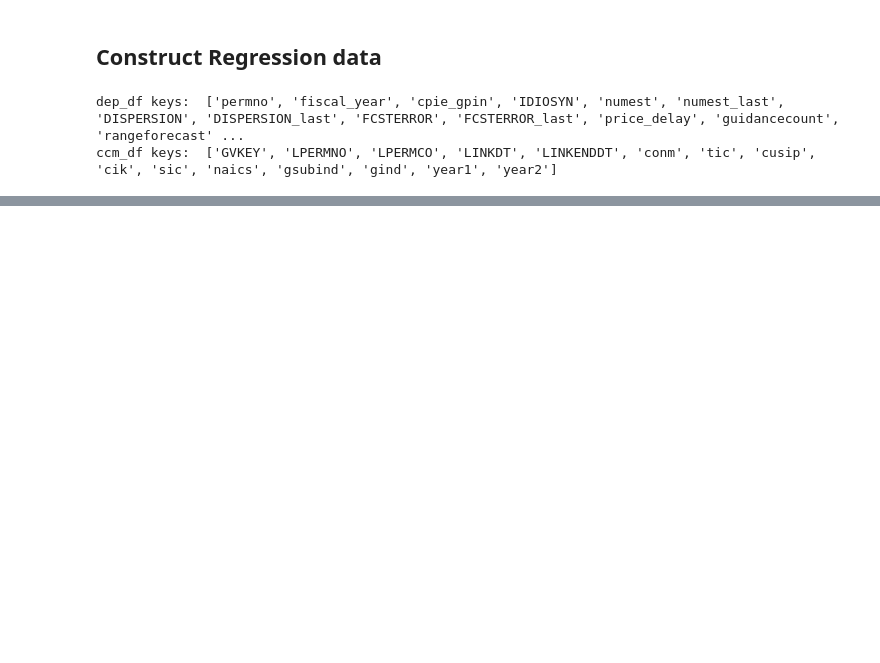
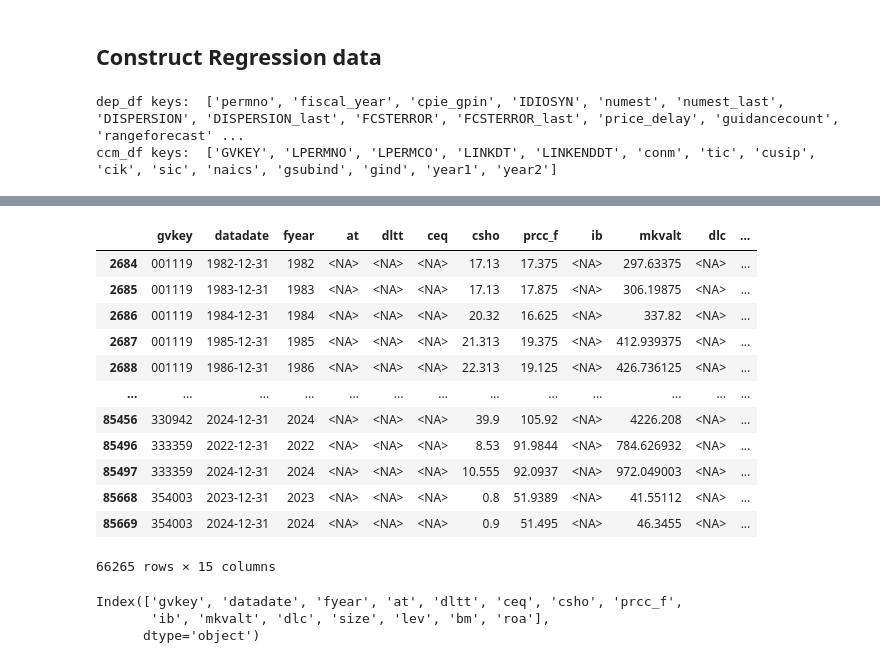
Before and after one commit to wangyouan/STOCKAct, a Jupyter notebook: Notebook/ConstructPoliticalConnectionMeasure.ipynb, the cells around one changed output, grey strips where cells are left out. Cells and saved outputs as stored; diff of their text form; code cells hidden in the pictures; blank space fills up the shorter version.

Commit message:
update code for political connection construction

```diff
--- a/Notebook/ConstructPoliticalConnectionMeasure.ipynb
+++ b/Notebook/ConstructPoliticalConnectionMeasure.ipynb
@@ -448,3 +448,9 @@ spc_reg_df2 = spc_reg_df.merge(tmp_dep_df, on=[const.GVKEY, const.YEAR], how='le
 spc_reg_df2['coverage'] = spc_reg_df2['coverage'].fillna(0)
 
 spc_reg_df2.to_stata(os.path.join(const.RESULT_PATH, '20250713_staock_act_spc_reg_data.dta'), write_index=False)
+# %%
+ctrl_df = pd.read_pickle(os.path.join(const.TEMP_PATH, '20250718_ctat_controls.pkl'))
+# 清理极端值（可选）
+for var in ['lev', 'bm', 'roa', 'size']:
+    ctrl_df[var] = ctrl_df[var].replace([np.inf, -np.inf], np.nan)
+ctrl_df.describe()
@@ -450,0 +467,22 @@ spc_reg_df2.to_stata(os.path.join(const.RESULT_PATH, '20250713_staock_act_spc_re
+# %%
+ctrl_df[ctrl_df['lev'].isnull()]
+# %% [output]
+|  | gvkey | datadate | fyear | at | dltt | ceq | csho | prcc_f | ib | mkvalt | dlc | ... |
+| 2684 | 001119 | 1982-12-31 | 1982 | <NA> | <NA> | <NA> | 17.13 | 17.375 | <NA> | 297.63375 | <NA> | ... |
+| 2685 | 001119 | 1983-12-31 | 1983 | <NA> | <NA> | <NA> | 17.13 | 17.875 | <NA> | 306.19875 | <NA> | ... |
+| 2686 | 001119 | 1984-12-31 | 1984 | <NA> | <NA> | <NA> | 20.32 | 16.625 | <NA> | 337.82 | <NA> | ... |
+| 2687 | 001119 | 1985-12-31 | 1985 | <NA> | <NA> | <NA> | 21.313 | 19.375 | <NA> | 412.939375 | <NA> | ... |
+| 2688 | 001119 | 1986-12-31 | 1986 | <NA> | <NA> | <NA> | 22.313 | 19.125 | <NA> | 426.736125 | <NA> | ... |
+| ... | ... | ... | ... | ... | ... | ... | ... | ... | ... | ... | ... | ... |
+| 85456 | 330942 | 2024-12-31 | 2024 | <NA> | <NA> | <NA> | 39.9 | 105.92 | <NA> | 4226.208 | <NA> | ... |
+| 85496 | 333359 | 2022-12-31 | 2022 | <NA> | <NA> | <NA> | 8.53 | 91.9844 | <NA> | 784.626932 | <NA> | ... |
+| 85497 | 333359 | 2024-12-31 | 2024 | <NA> | <NA> | <NA> | 10.555 | 92.0937 | <NA> | 972.049003 | <NA> | ... |
+| 85668 | 354003 | 2023-12-31 | 2023 | <NA> | <NA> | <NA> | 0.8 | 51.9389 | <NA> | 41.55112 | <NA> | ... |
+| 85669 | 354003 | 2024-12-31 | 2024 | <NA> | <NA> | <NA> | 0.9 | 51.495 | <NA> | 46.3455 | <NA> | ... |
+66265 rows × 15 columns
+# %%
+ctrl_df.keys()
+# %% [output]
+Index(['gvkey', 'datadate', 'fyear', 'at', 'dltt', 'ceq', 'csho', 'prcc_f',
+       'ib', 'mkvalt', 'dlc', 'size', 'lev', 'bm', 'roa'],
+      dtype='object')
```
Also changed, not shown: parts of 1 cell of this notebook, 1 other file.
